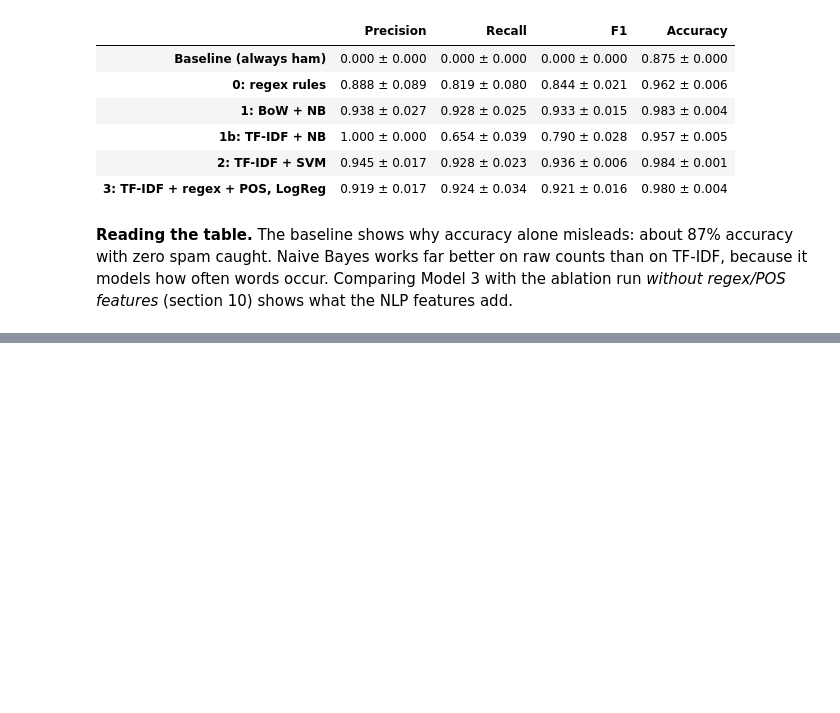
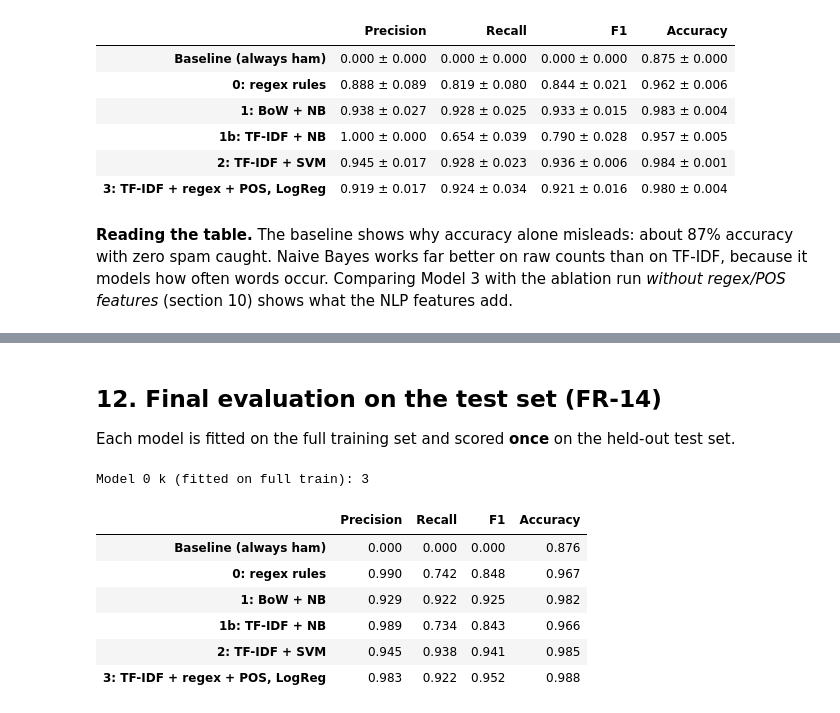
Before and after one commit to imadmurr/sms-spam-detector, a Jupyter notebook: sms_spam_detector.ipynb, the cells around one changed output, grey strips where cells are left out. Saved outputs shown, nothing was run; the diff lists cells and outputs as text; code cells hidden in the pictures; blank space fills up the shorter version.

```diff
--- a/sms_spam_detector.ipynb
+++ b/sms_spam_detector.ipynb
@@ -544,0 +588,27 @@ cv_results
+# %%
+def build_doc(texts, slang=True, remove_stopwords=True, lemmatize=True):
+    """Re-run cleaning + token processing with some steps switched off."""
+    return texts.map(lambda t: " ".join(process_tokens(clean_text(t, slang=slang),
+                                                     remove_stopwords=remove_stopwords,
+                                                     lemmatize=lemmatize)))
+
+
+runs = {
+    "Full pipeline": (train["doc"], NUMERIC),
+    "Without regex features": (train["doc"], POS_FEATURES),
+    "Without POS features": (train["doc"], FEATURE_NAMES),
+    "Without regex + POS (words only)": (train["doc"], []),
+    "Without slang map": (build_doc(train["text"], slang=False), NUMERIC),
+    "Without stopword removal": (build_doc(train["text"], remove_stopwords=False), NUMERIC),
+    "Without lemmatization": (build_doc(train["text"], lemmatize=False), NUMERIC),
+    "Without any cleaning (raw text into TF-IDF)": (train["text"], NUMERIC),
+}
+
+ablation = {}
+for name, (doc, numeric) in runs.items():
+    data = train.assign(doc=doc)
+    ablation[name] = cross_validate(make_model3(MODEL3_C, numeric), data, data["y"], cv=cv, scoring="f1")["test_score"].mean()
+
+ablation_table = pd.DataFrame({"Spam F1": ablation})
+ablation_table["Change vs full"] = ablation_table["Spam F1"] - ablation["Full pipeline"]
+ablation_table.round(3)
@@ -544,0 +625,27 @@ cv_results
+# %% [markdown]
+## 12. Final evaluation on the test set (FR-14)
+
+Each model is fitted on the full training set and scored **once** on the held-out test set.
+# %%
+test_rows, test_preds = {}, {}
+for name, model in models.items():
+    model.fit(train, train["y"])
+    pred = model.predict(test)
+    test_preds[name] = pred
+    test_rows[name] = {"Precision": precision_score(test["y"], pred, zero_division=0),
+                       "Recall": recall_score(test["y"], pred),
+                       "F1": f1_score(test["y"], pred),
+                       "Accuracy": (pred == test["y"]).mean()}
+
+print("Model 0 k (fitted on full train):", models["0: regex rules"].k_)
+test_results = pd.DataFrame(test_rows).T.round(3)
+test_results
+# %% [output]
+Model 0 k (fitted on full train): 3
+|  | Precision | Recall | F1 | Accuracy |
+| Baseline (always ham) | 0.000 | 0.000 | 0.000 | 0.876 |
+| 0: regex rules | 0.990 | 0.742 | 0.848 | 0.967 |
+| 1: BoW + NB | 0.929 | 0.922 | 0.925 | 0.982 |
+| 1b: TF-IDF + NB | 0.989 | 0.734 | 0.843 | 0.966 |
+| 2: TF-IDF + SVM | 0.945 | 0.938 | 0.941 | 0.985 |
+| 3: TF-IDF + regex + POS, LogReg | 0.983 | 0.922 | 0.952 | 0.988 |
```
Also changed, not shown: parts of 14 cells of this notebook, 3 other files.
